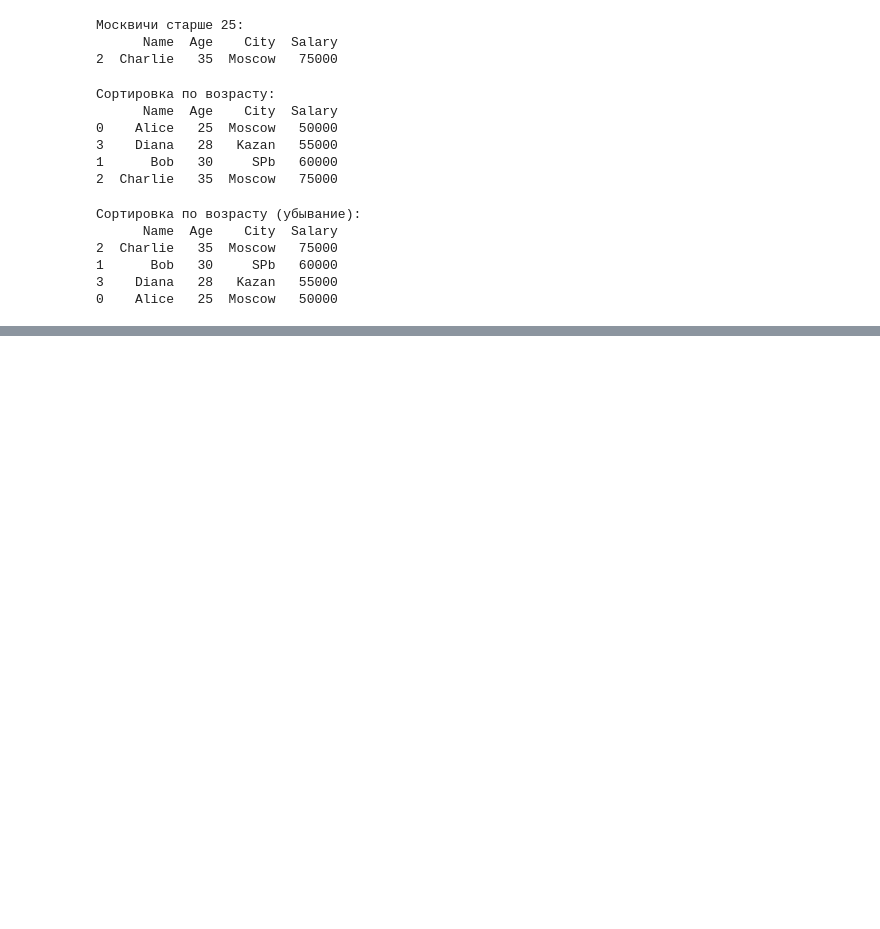
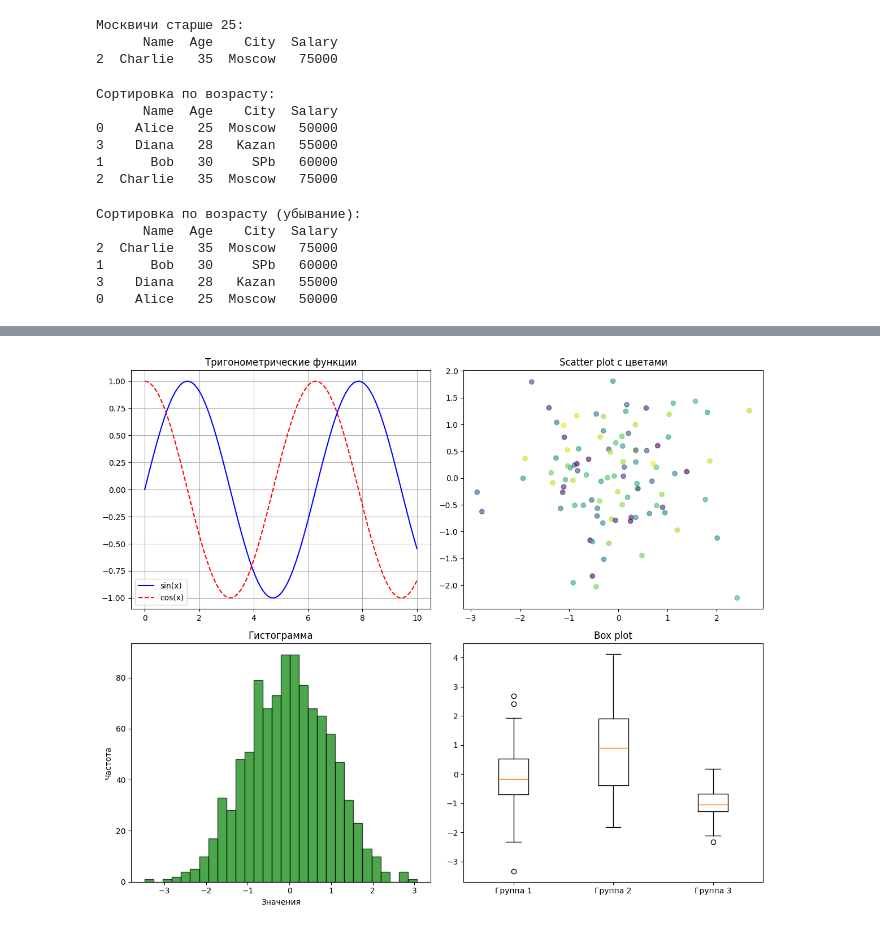
Before and after one commit to StephanOlizko/CheLKSH_2025, a Jupyter notebook: ML/1/cheatsheet.ipynb, the cells around one changed output, grey strips where cells are left out. Cells and saved outputs as stored; diff of their text form; code cells hidden in the pictures; blank space fills up the shorter version.

```diff
--- a/ML/1/cheatsheet.ipynb
+++ b/ML/1/cheatsheet.ipynb
@@ -983,0 +1389,36 @@ print(sorted_desc)
+# %%
+# Расширенные возможности matplotlib
+# plt.subplots() для создания сетки графиков с лучшим контролем
+fig, axes = plt.subplots(2, 2, figsize=(12, 10))
+
+# График 1: Линейный график
+x = np.linspace(0, 10, 100)
+axes[0, 0].plot(x, np.sin(x), 'b-', label='sin(x)')
+axes[0, 0].plot(x, np.cos(x), 'r--', label='cos(x)')
+axes[0, 0].set_title('Тригонометрические функции')
+axes[0, 0].legend()
+axes[0, 0].grid(True)
+
+# График 2: Scatter plot с цветовой кодировкой
+x_data = np.random.normal(0, 1, 100)
+y_data = np.random.normal(0, 1, 100)
+colors = np.random.rand(100)
+axes[0, 1].scatter(x_data, y_data, c=colors, alpha=0.6, cmap='viridis')
+axes[0, 1].set_title('Scatter plot с цветами')
+
+# График 3: Гистограмма с настройками
+data = np.random.normal(0, 1, 1000)
+axes[1, 0].hist(data, bins=30, alpha=0.7, color='green', edgecolor='black')
+axes[1, 0].set_title('Гистограмма')
+axes[1, 0].set_xlabel('Значения')
+axes[1, 0].set_ylabel('Частота')
+
+# График 4: Box plot
+data_groups = [np.random.normal(0, 1, 100), np.random.normal(1, 1.5, 100), np.random.normal(-1, 0.5, 100)]
+axes[1, 1].boxplot(data_groups, labels=['Группа 1', 'Группа 2', 'Группа 3'])
+axes[1, 1].set_title('Box plot')
+
+plt.tight_layout()
+plt.show()
+# %% [output]
+[figure, added]
```
Also changed, not shown: parts of 25 cells of this notebook, 5 other files.
